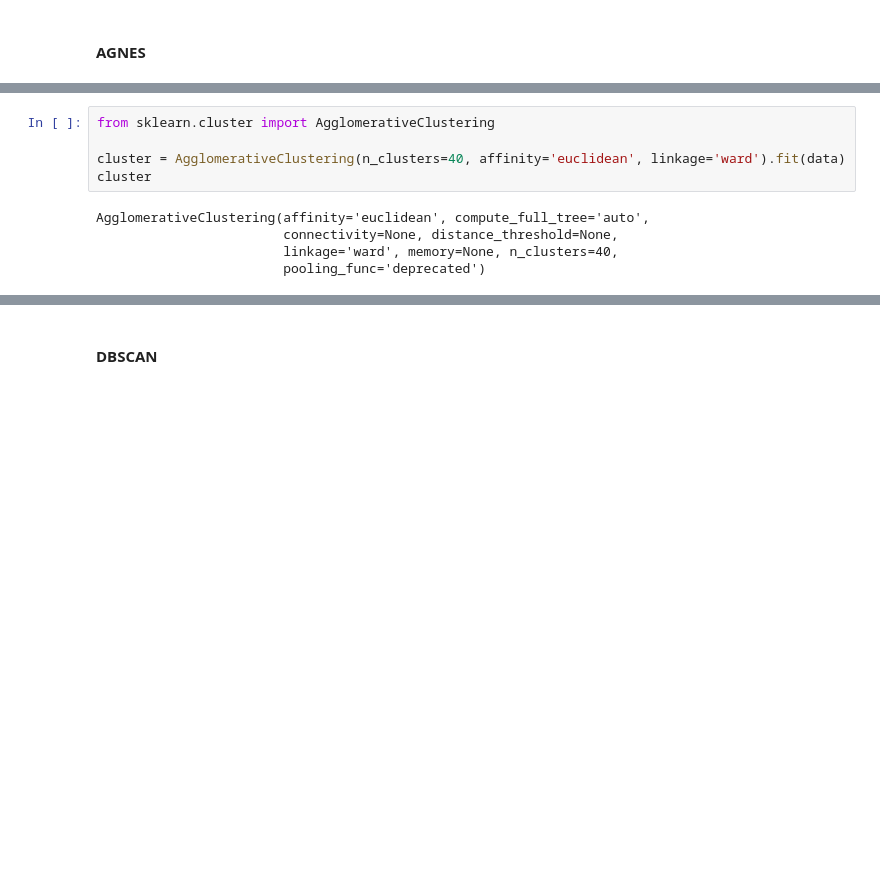
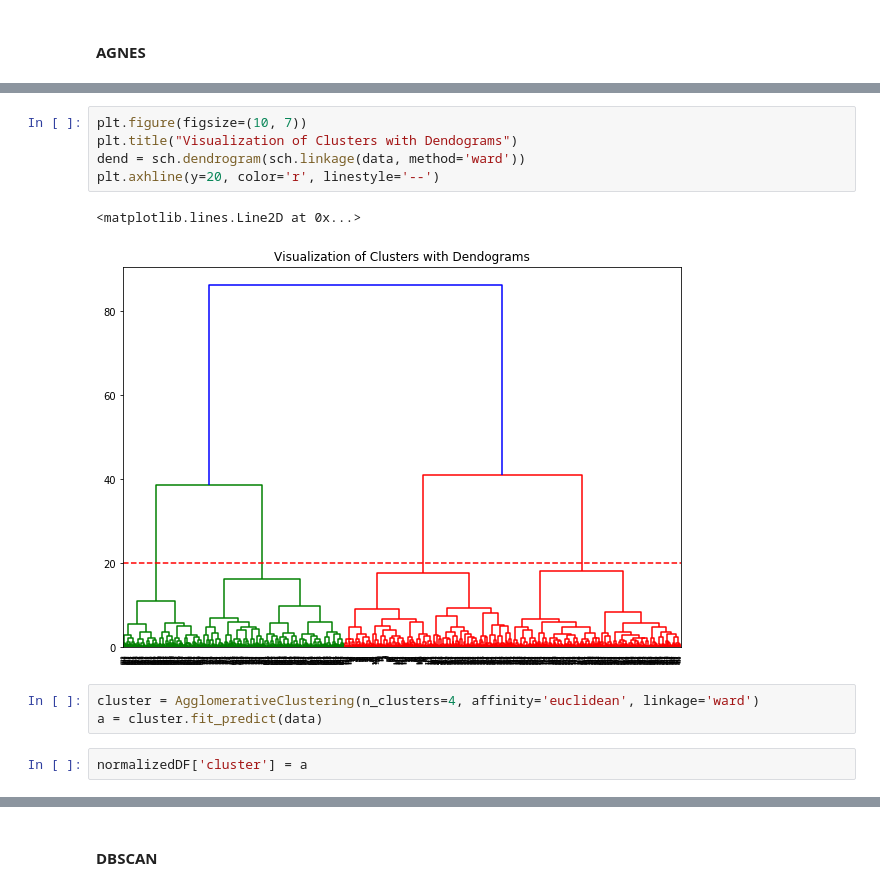
Before and after one commit to NurhandeAkyuz/Mice-Protein-Expression-Data-Analysis, a Jupyter notebook: notebook.ipynb, the cells around one changed output, grey strips where cells are left out. Drawn from its saved outputs; the diff is of its cells as text; blank space fills up the shorter version.

```diff
--- a/notebook.ipynb
+++ b/notebook.ipynb
@@ -305,10 +323,13 @@ Dendrogram = shc.dendrogram((shc.linkage(data, method ='ward')))
+# %%
+plt.figure(figsize=(10, 7))
+plt.title("Visualization of Clusters with Dendograms")
+dend = sch.dendrogram(sch.linkage(data, method='ward'))
+plt.axhline(y=20, color='r', linestyle='--')
+# %% [output]
+<matplotlib.lines.Line2D at 0x...>
+[figure, added]
 # %%
-from sklearn.cluster import AgglomerativeClustering
-
-cluster = AgglomerativeClustering(n_clusters=40, affinity='euclidean', linkage='ward').fit(data)
-cluster
+cluster = AgglomerativeClustering(n_clusters=4, affinity='euclidean', linkage='ward')
+a = cluster.fit_predict(data)
-# %% [output]
-AgglomerativeClustering(affinity='euclidean', compute_full_tree='auto',
-                        connectivity=None, distance_threshold=None,
-                        linkage='ward', memory=None, n_clusters=40,
-                        pooling_func='deprecated')
+# %%
+normalizedDF['cluster'] = a
```
Also changed, not shown: parts of 10 cells of this notebook.
